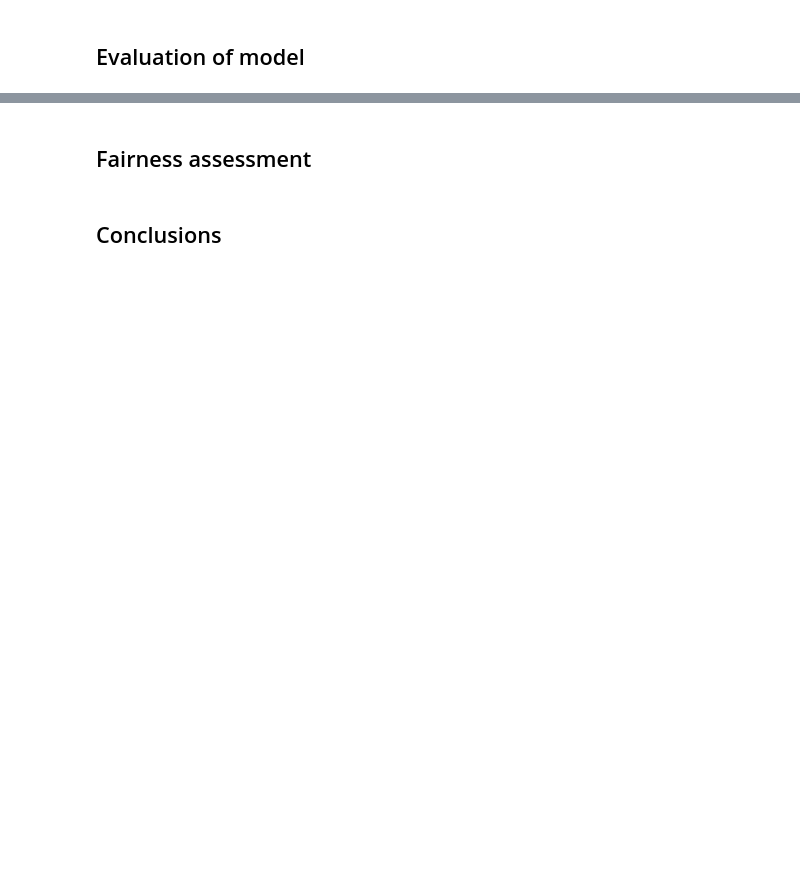
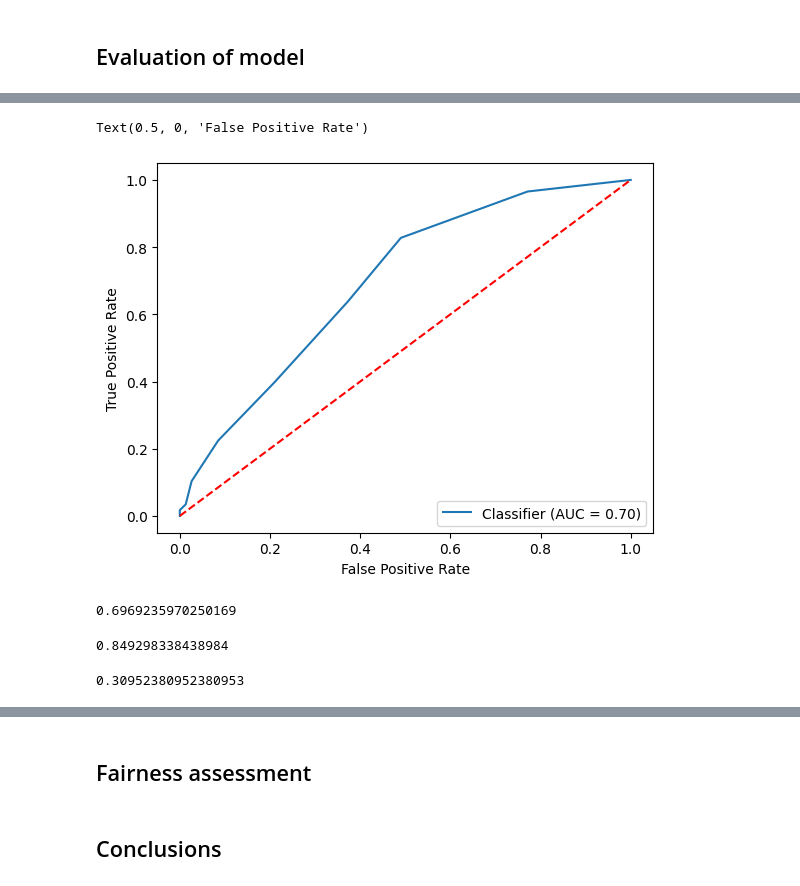
Before and after one commit to fariha-tasneem/DS3001-FinalProject, a Jupyter notebook: obesity_model.ipynb, the cells around one changed output, grey strips where cells are left out. Cells and saved outputs as stored; diff of their text form; code cells hidden in the pictures; blank space fills up the shorter version.

```diff
--- a/obesity_model.ipynb
+++ b/obesity_model.ipynb
@@ -224,0 +327,25 @@ AttributeError: 'DataFrame' object has no attribute 'flatten'
+# %%
+#Now let's use our model to obtain an ROC Curve and the AUC
+metrics.RocCurveDisplay.from_predictions(final_model.target, final_model.pos_prob)
+#Set labels and midline...
+plt.plot([0, 1], [0, 1],'r--')
+plt.ylabel('True Positive Rate')
+plt.xlabel('False Positive Rate')
+# %% [output]
+Text(0.5, 0, 'False Positive Rate')
+[figure, added]
+# %%
+#Let's extract the specific AUC value now
+metrics.roc_auc_score(final_model.target, final_model.pos_prob) #Looks good!
+# %% [output]
+0.6969235970250169
+# %%
+#Determine the log loss
+metrics.log_loss(final_model.target, final_model.pos_prob)
+# %% [output]
+0.849298338438984
+# %%
+#Get the F1 Score
+metrics.f1_score(final_model.target, final_model.pred)
+# %% [output]
+0.30952380952380953
```
Also changed, not shown: parts of 49 cells of this notebook, 2 other files.
